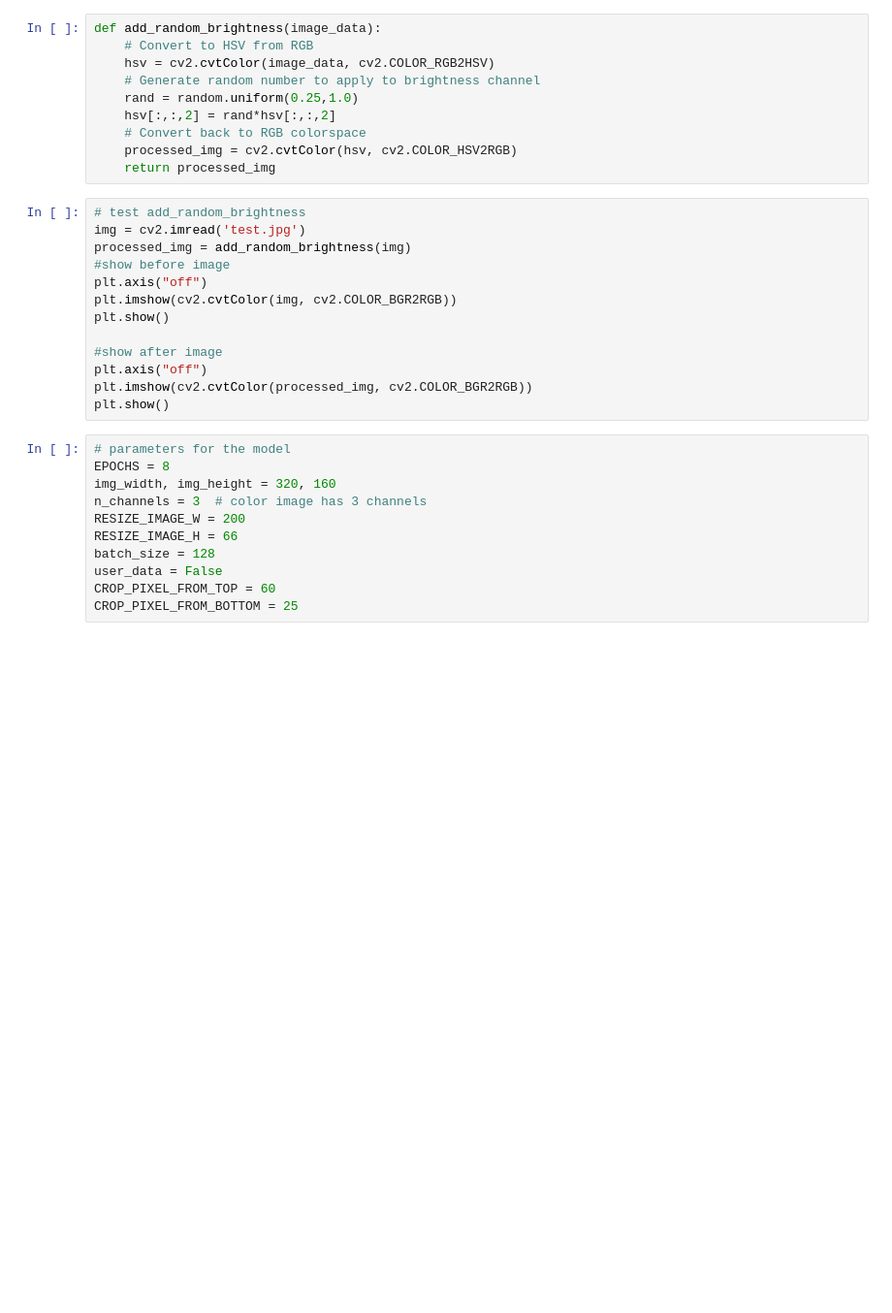
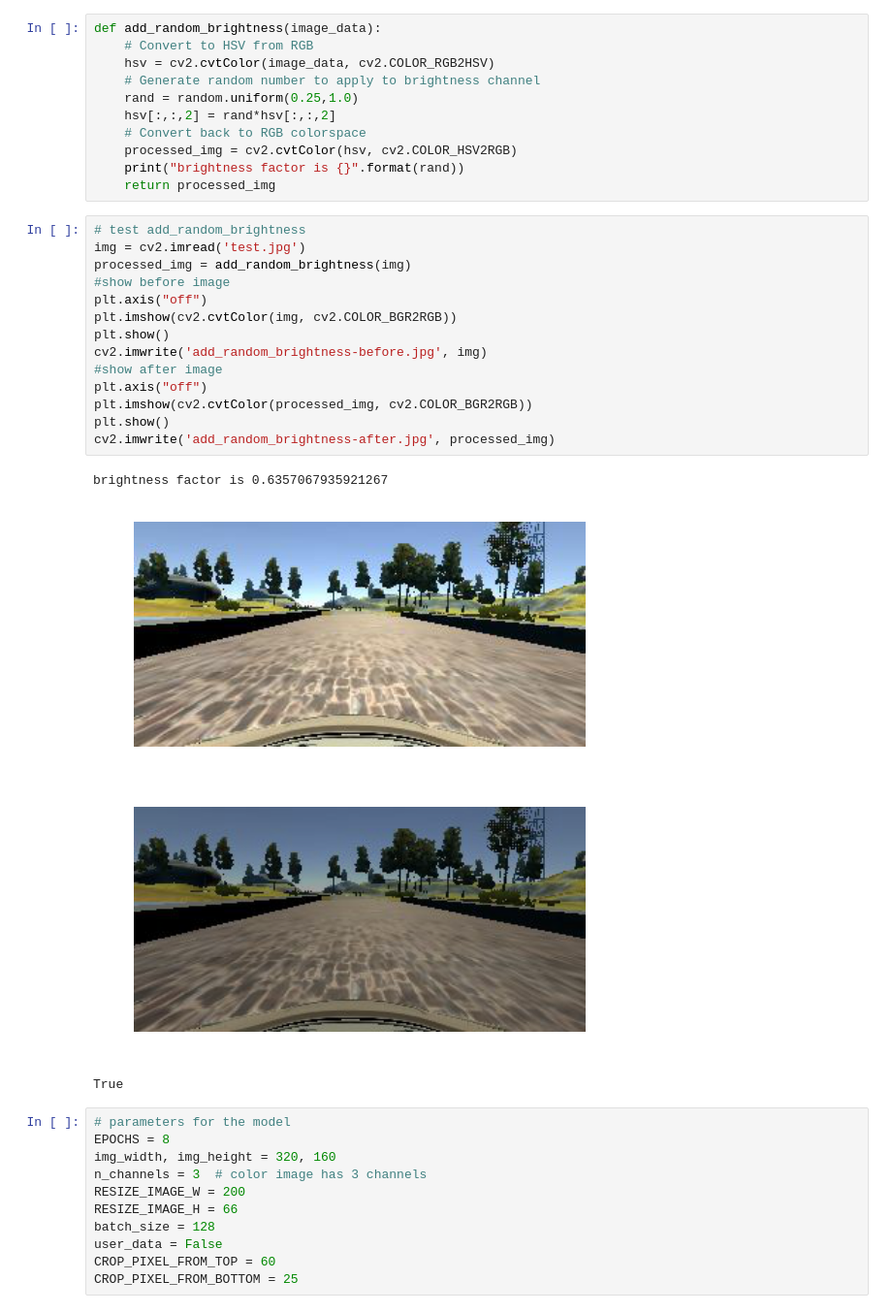
Before and after one commit to chenyu36/Behavioral-Cloning, a Jupyter notebook: model_retrain_s.ipynb, the cells around one changed output. Shown at 97% size. Drawn from its saved outputs; the diff is of its cells as text; blank space fills up the shorter version.

```diff
--- a/model_retrain_s.ipynb
+++ b/model_retrain_s.ipynb
@@ -59,20 +67,27 @@ def add_random_brightness(image_data):
     hsv[:,:,2] = rand*hsv[:,:,2]
     # Convert back to RGB colorspace
     processed_img = cv2.cvtColor(hsv, cv2.COLOR_HSV2RGB)
+    print("brightness factor is {}".format(rand))
     return processed_img
 # %%
 # test add_random_brightness
 img = cv2.imread('test.jpg')
 processed_img = add_random_brightness(img)
 #show before image
 plt.axis("off")
 plt.imshow(cv2.cvtColor(img, cv2.COLOR_BGR2RGB))
 plt.show()
-
+cv2.imwrite('add_random_brightness-before.jpg', img)
 #show after image
 plt.axis("off")
 plt.imshow(cv2.cvtColor(processed_img, cv2.COLOR_BGR2RGB))
 plt.show()
+cv2.imwrite('add_random_brightness-after.jpg', processed_img)
+# %% [output]
+brightness factor is 0.6357067935921267
+[figure, added]
+[figure, added]
+True
 # %%
 # parameters for the model
 EPOCHS = 8
```
Also changed, not shown: parts of 7 cells of this notebook, 9 other files.
